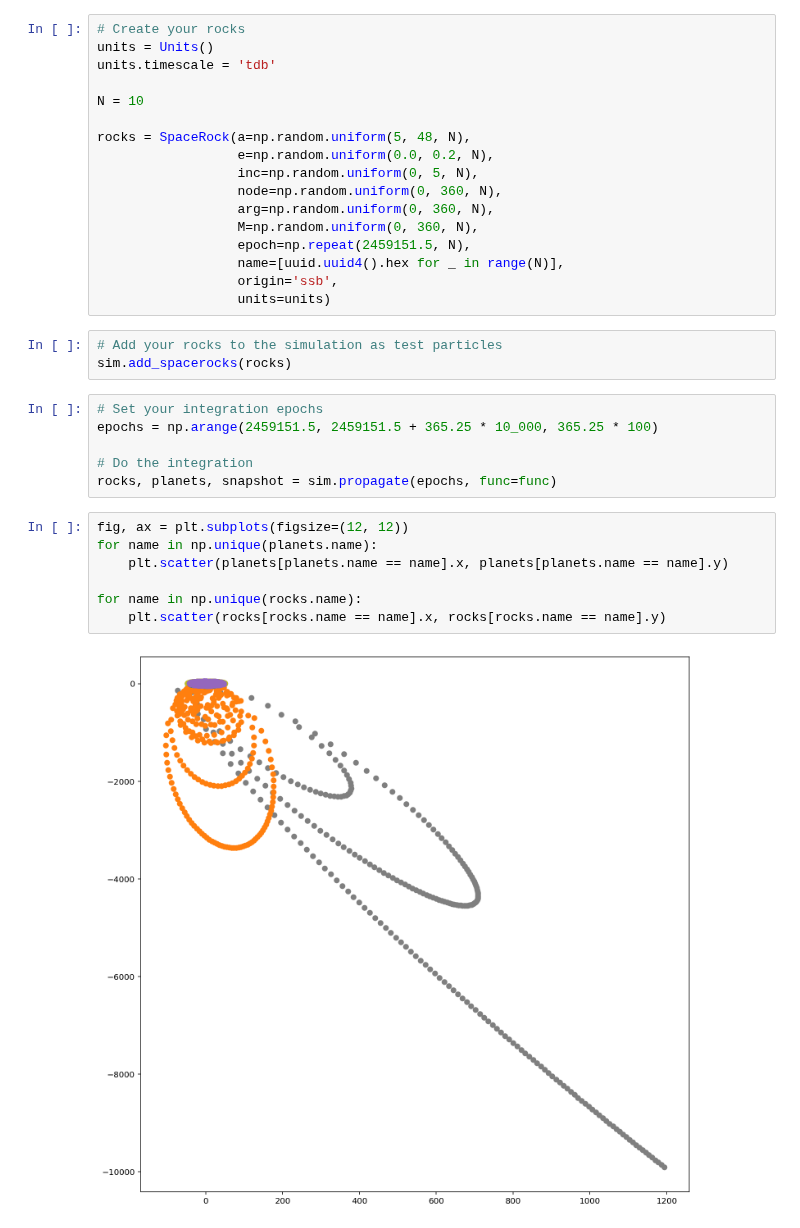
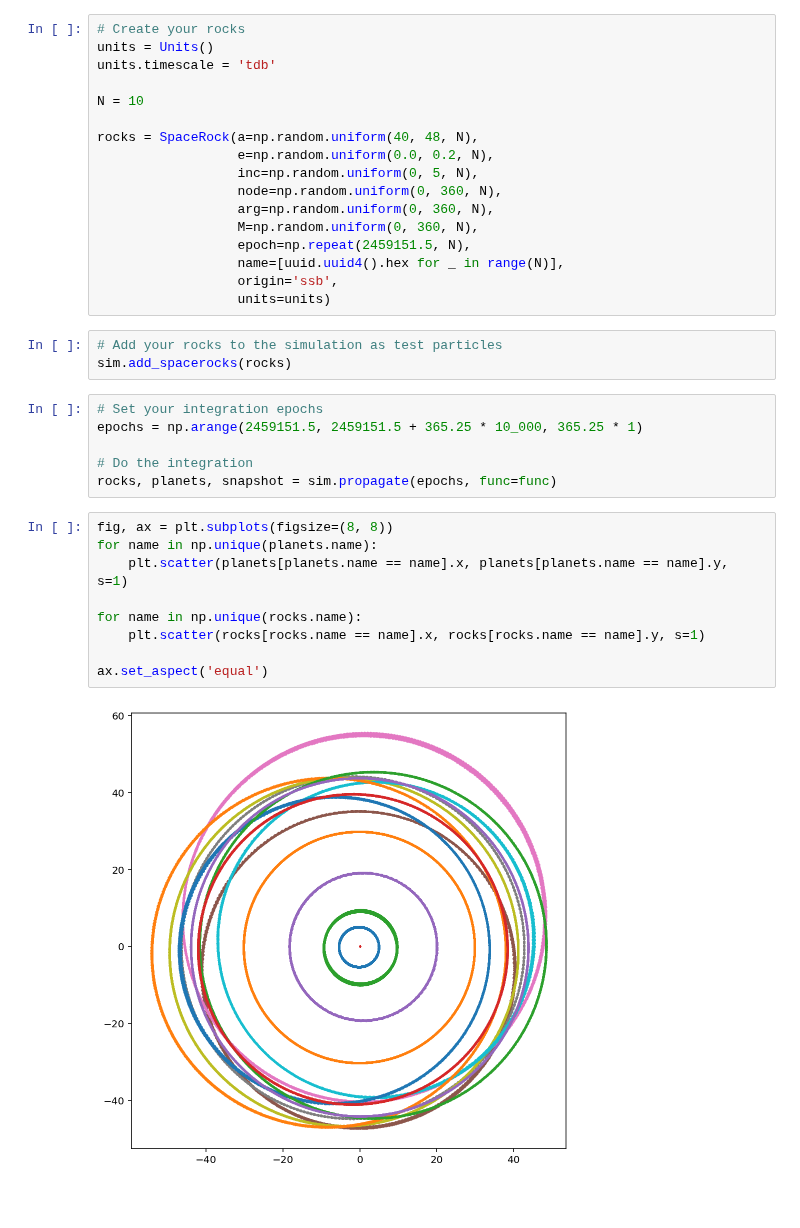
Before and after one commit to kjnapier/spacerocks, a Jupyter notebook: notebooks/Simulation.ipynb, the cells around one changed output. Saved outputs shown, nothing was run; the diff lists cells and outputs as text; blank space fills up the shorter version.

```diff
--- a/notebooks/Simulation.ipynb
+++ b/notebooks/Simulation.ipynb
@@ -42,7 +42,7 @@ units.timescale = 'tdb'
 
 N = 10
 
-rocks = SpaceRock(a=np.random.uniform(5, 48, N),
+rocks = SpaceRock(a=np.random.uniform(40, 48, N),
                   e=np.random.uniform(0.0, 0.2, N),
                   inc=np.random.uniform(0, 5, N),
                   node=np.random.uniform(0, 360, N),
@@ -57,16 +57,18 @@ rocks = SpaceRock(a=np.random.uniform(5, 48, N),
 sim.add_spacerocks(rocks)
 # %%
 # Set your integration epochs
-epochs = np.arange(2459151.5, 2459151.5 + 365.25 * 10_000, 365.25 * 100)
+epochs = np.arange(2459151.5, 2459151.5 + 365.25 * 10_000, 365.25 * 1)
 
 # Do the integration
 rocks, planets, snapshot = sim.propagate(epochs, func=func)
 # %%
-fig, ax = plt.subplots(figsize=(12, 12))
+fig, ax = plt.subplots(figsize=(8, 8))
 for name in np.unique(planets.name):
-    plt.scatter(planets[planets.name == name].x, planets[planets.name == name].y)
+    plt.scatter(planets[planets.name == name].x, planets[planets.name == name].y, s=1)
 
 for name in np.unique(rocks.name):
-    plt.scatter(rocks[rocks.name == name].x, rocks[rocks.name == name].y)
+    plt.scatter(rocks[rocks.name == name].x, rocks[rocks.name == name].y, s=1)
+
+ax.set_aspect('equal')
 # %% [output]
-[figure, old version]
+[figure, new version]
```
